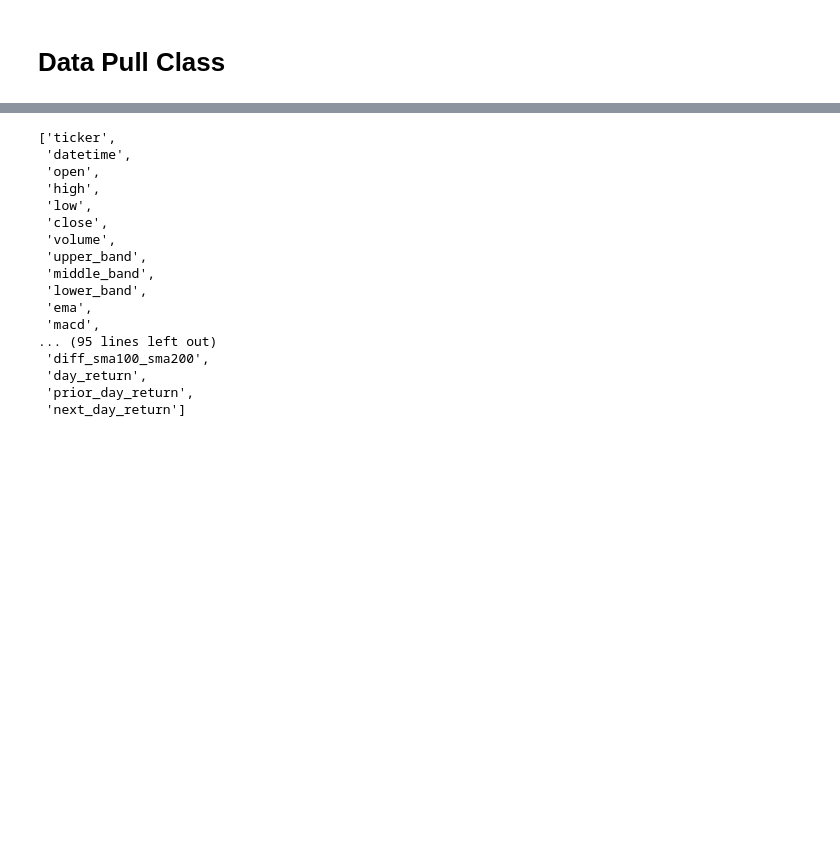
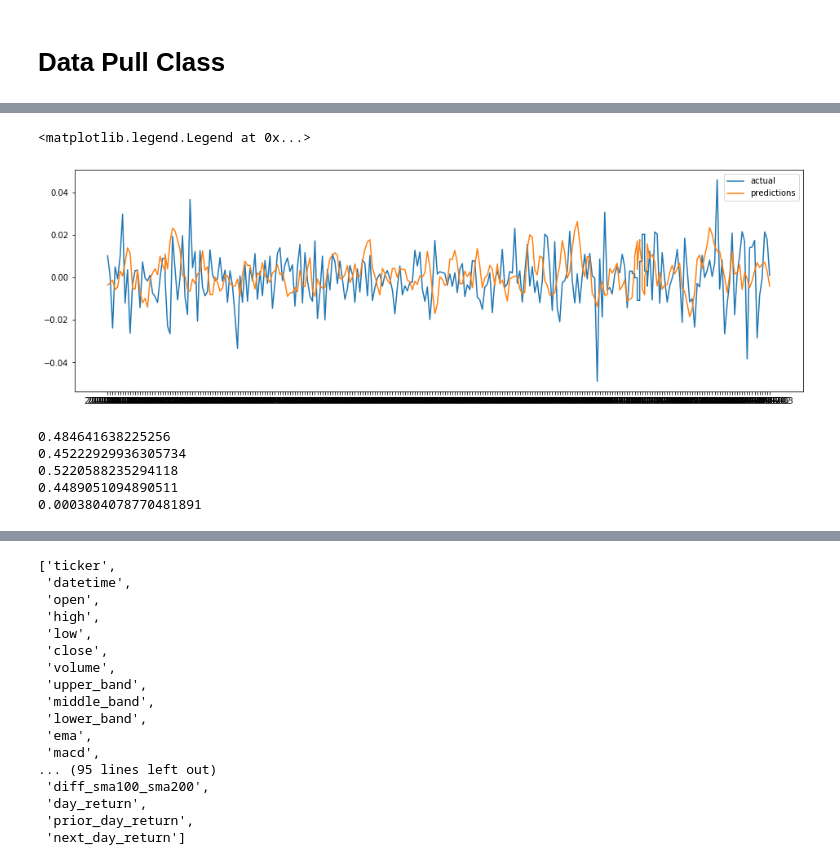
Before and after one commit to Hartaig/algorithmic-trading-strategies, a Jupyter notebook: Data Pull.ipynb, the cells around one changed output, grey strips where cells are left out. Drawn from its saved outputs; the diff is of its cells as text; code cells hidden in the pictures; blank space fills up the shorter version.

```diff
--- a/Data Pull.ipynb
+++ b/Data Pull.ipynb
@@ -708,7 +712,7 @@ class TimeSeriesData:
         #    self.get_spy(), on='datetime', how='left').merge(self.get_sector_perf(), on='datetime', how='left')
         df_final = self.get_ohlcv().merge(self.get_bb(), on=['ticker', 'datetime']).merge(
             self.get_ema(), on=['ticker', 'datetime']).merge(self.get_macd(), on=['ticker', 'datetime']).merge(
-            self.get_rsi(), on=['ticker', 'datetime']).merge(self.get_atr(), on=['ticker', 'datetime']).merge(
+            self.get_rsi(), on=['ticker', 'datetime']).merge(
             self.get_ichimoku(), on=['ticker', 'datetime']).merge(self.get_vix(), on='datetime', how='left').merge(
             self.get_spy(), on='datetime', how='left').merge(self.get_cpi(), on='datetime', how='left').merge(
             self.get_inflation(), on='datetime', how='left').merge(self.get_consumer_sentiment(), on='datetime', how='left')
@@ -775,0 +765,24 @@ df
+# %%
+api_key = '4513da89573e4b9d87fce1afb935b1f0'
+api_key_alpha = '0QUFD5QZ18YFM807'
+tickers = ['GOOGL']
+interval = '1day'
+start_dt = '2014-01-01'
+end_dt = '2022-02-06'
+
+# get time series data
+tsd = TimeSeriesData(api_key=api_key, api_key_alpha=api_key_alpha, tickers=tickers, interval=interval, start_dt=start_dt, end_dt=end_dt)
+df_ts = tsd.get_all_data()
+
+# scale features
+feats_to_scale = df_ts.drop(['next_day_return', 'ticker', 'datetime'], axis=1).columns.tolist()
+fe = FeatureEngineering()
+df_scaled = fe.min_max_robust_scale(df_ts, feats_to_scale)
+df_scaled = df_scaled.dropna()
+
+# pca features
+df_pca = fe.do_pca(df_scaled, 35, feats_to_scale)
+
+# final data frame for modeling
+df_final = pd.concat([df_scaled.reset_index(drop=True), df_pca], axis=1)
+df_final
@@ -775,0 +913,26 @@ df
+# %%
+df_test = pd.DataFrame({'date':df_final_test[['datetime']].iloc[-len(Y_test):,:].values.flatten(),
+                        'true': Y_test, 'pred':predictions.flatten()})
+
+df_test['close_up_actual'] = np.where(df_test['true'] > 0, 1, 0)
+df_test['close_up_pred'] = np.where(df_test['pred'] > 0, 1, 0)
+
+fig, ax = plt.subplots(figsize=(16, 5))
+ax.plot(df_test['date'], df_test['true'], label='actual')
+ax.plot(df_test['date'], df_test['pred'], label='predictions')
+ax.legend()
+# %% [output]
+<matplotlib.legend.Legend at 0x...>
+[figure, added]
+# %%
+print(f1_score(df_test['close_up_actual'], df_test['close_up_pred']))
+print(precision_score(df_test['close_up_actual'], df_test['close_up_pred']))
+print(recall_score(df_test['close_up_actual'], df_test['close_up_pred']))
+print(accuracy_score(df_test['close_up_actual'], df_test['close_up_pred']))
+print(df_test['true'].corr(df_test['pred']) ** 2)
+# %% [output]
+0.484641638225256
+0.45222929936305734
+0.5220588235294118
+0.4489051094890511
+0.0003804078770481891
```
Also changed, not shown: parts of 10 cells of this notebook, 2 other files.
